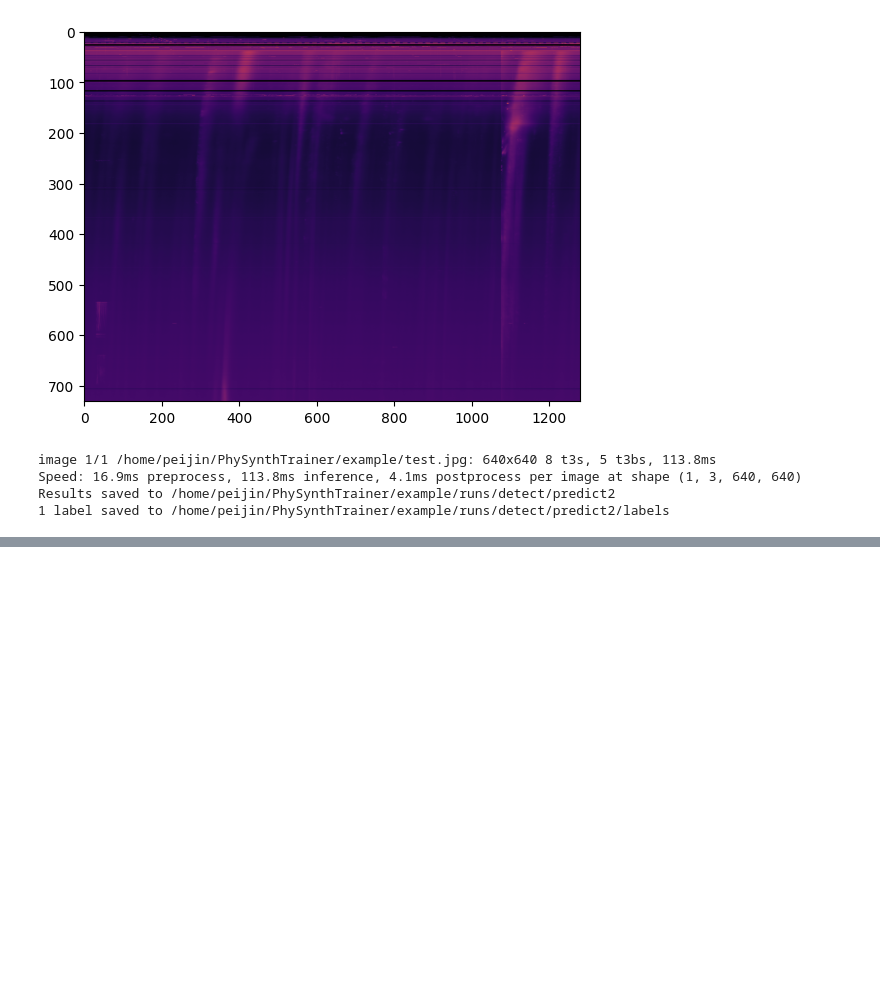
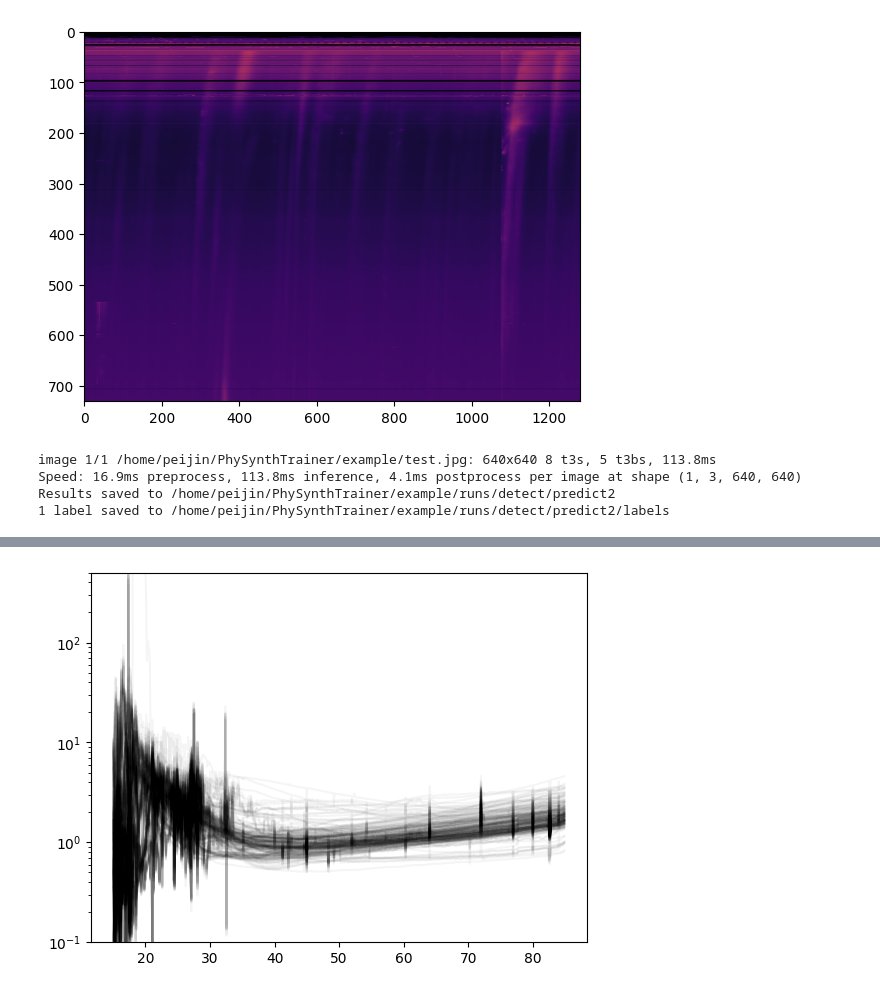
Before and after one commit to peijin94/PhySynthTrainer, a Jupyter notebook: example/detection_demo.ipynb, the cells around one changed output, grey strips where cells are left out. Saved outputs shown, nothing was run; the diff lists cells and outputs as text; code cells hidden in the pictures; blank space fills up the shorter version.

```diff
--- a/example/detection_demo.ipynb
+++ b/example/detection_demo.ipynb
@@ -18,9 +24,11 @@ model = YOLO(model_path)
 # %%
 data_fits = "/nas7a/beam/fits_v1/fits/2025/ovro-lwa.lev1_bmf_256ms_96kHz.2025-09-29.dspec_I.fits"
 # %%
-
 data = fits.getdata(data_fits)
 
+hdu = fits.open(data_fits)
+freqw_arr =np.array(hdu[1].data["sfreq"])
+
 print(data.shape)
 # %% [output]
 (1, 1, 731, 136684)
@@ -56,0 +84,15 @@ Results saved to /home/peijin/PhySynthTrainer/example/runs/detect/predict2
+# %%
+bckgrd_list = []
+for ndate in range(data['background'].shape[0]):
+    thisday = data['background'][ndate,:]
+    good_data = True
+    if np.max(thisday[200:]) > 5:
+        good_data = False
+
+    if np.min(thisday[200:]) < 0.5:
+        good_data = False
+
+    if good_data:
+        bckgrd_list.append(thisday)
+
+bckgrd_list = np.array(bckgrd_list)
@@ -56,0 +103,6 @@ Results saved to /home/peijin/PhySynthTrainer/example/runs/detect/predict2
+# %%
+plt.plot(freqw_arr*1000, bckgrd_list.T, '-', color='k', alpha=0.04)
+plt.ylim(0.1, 500)
+plt.yscale('log')
+# %% [output]
+[figure, added]
```
Also changed, not shown: parts of 10 cells of this notebook, 3 other files.
